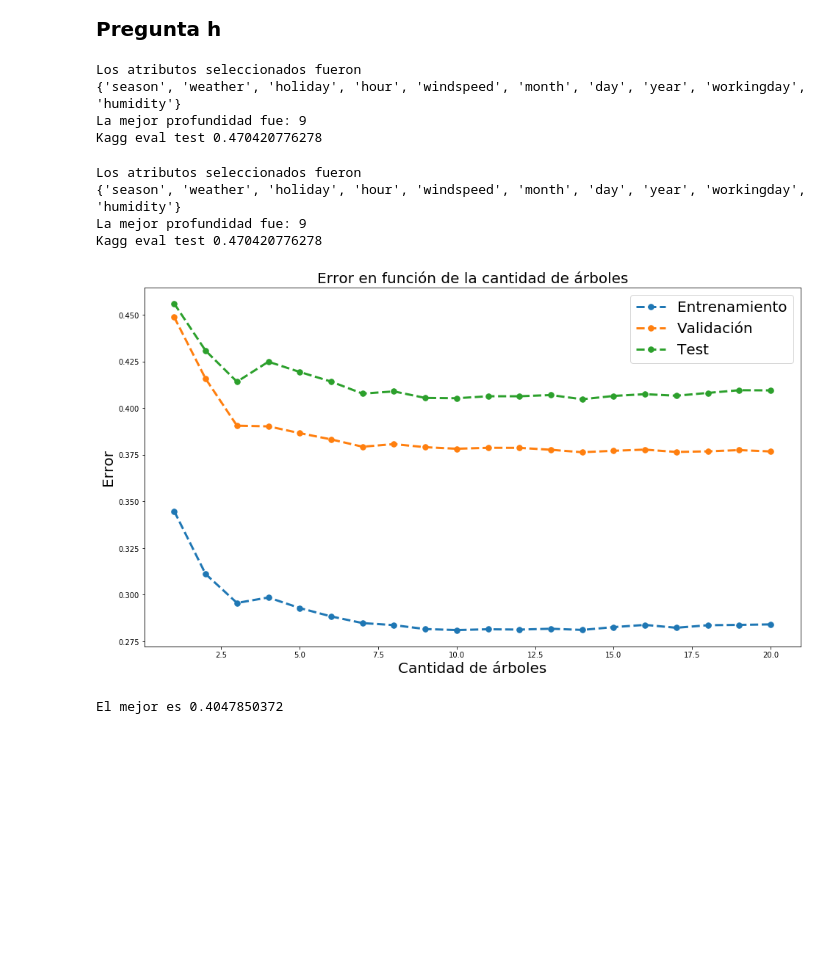
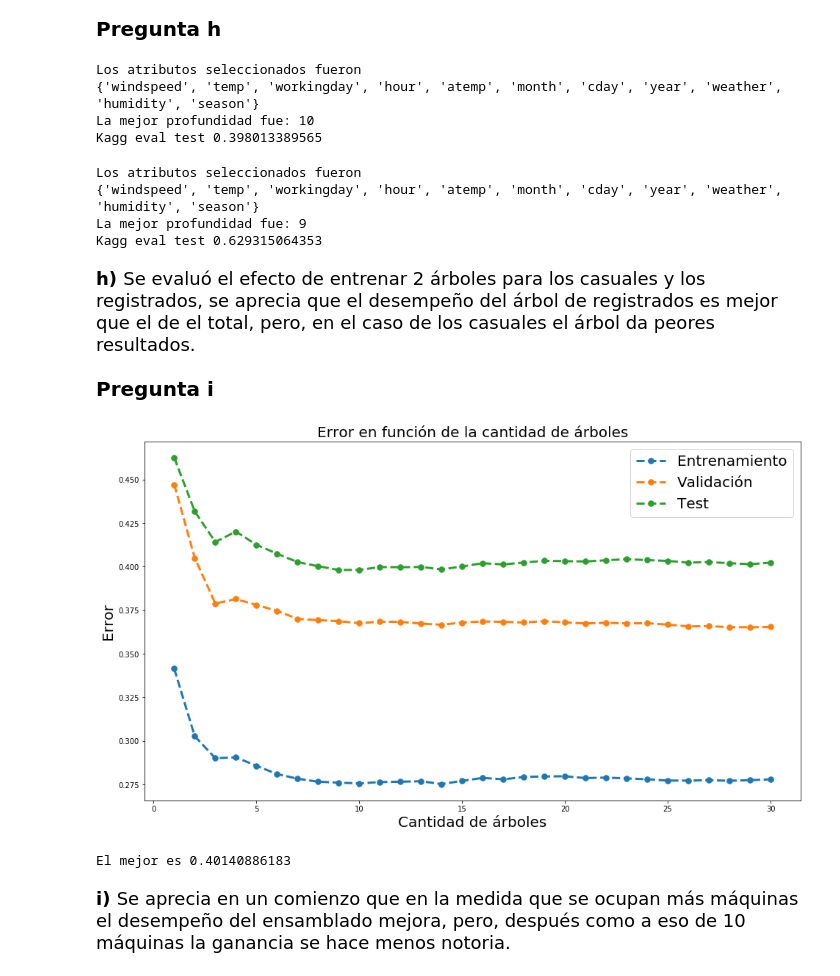
Before and after one commit to Sitrico/ML-T3, a Jupyter notebook: Laboratorio 3 - Parte 2.ipynb, the cells around one changed output. Saved outputs shown, nothing was run; the diff lists cells and outputs as text; code cells hidden in the pictures; blank space fills up the shorter version.

Commit message:
Añadir graficos y texto a preguntas faltantes

```diff
--- a/Laboratorio 3 - Parte 2.ipynb
+++ b/Laboratorio 3 - Parte 2.ipynb
@@ -346,7 +394,7 @@ Ydf=df.ix[:,'count']
 
 #Se transforman las variables categóricas que están seleccinadas
 dums = list()
-for i in ['season', 'weather','hour','day']:
+for i in ['season', 'weather','hour','day', 'cday',  "year", "month"]:
     if i in atributos:
         dums.append(i)
 
@@ -428,11 +476,10 @@ from sklearn.svm import SVR
 #Se genera la matriz X con los atributos seleccionados
 Xdf=df.ix[:,list(atributos)]
 Ydf=df.ix[:,'count']
-#Xdf=df.ix[:,['season','holiday','workingday','weather','temp','atemp','humidity','windspeed','hour','day', 'month', 'year']]
 
 #Se transforman las variables categóricas que están seleccinadas
 dums = list()
-for i in ['season', 'weather','hour','day']:
+for i in ['season', 'weather','hour','day', 'cday',  "year", "month"]:
     if i in atributos:
         dums.append(i)
 
@@ -478,7 +525,7 @@ for i in C_range:
             menor = score
             best_c = i
             best_gamma = j
-    print("Hi")
+    print("Iteración terminada.")
 
 #Se entrena la SVM y se realizan las predicciones
 
@@ -642,11 +696,11 @@ Kagg eval test 0.454696005238
 <b>Pregunta h</b>
 </p>
 # %%
-Xdf=df.ix[:,['season','holiday','workingday','weather','temp','atemp','humidity','windspeed','hour','day', 'month', 'year']]
+Xdf=df.ix[:,['season','holiday','workingday','weather','temp','atemp','humidity','windspeed','hour','day','cday', 'month', 'year']]
 Ydf=df.ix[:,'registered']
 
 #Se empieza el procedimiento para seleccionar atributos
-atributos = set(['season','holiday','workingday','weather','temp','atemp','humidity','windspeed','hour','day', 'month', 'year'])
+atributos = set(['season','holiday','workingday','weather','temp','atemp','humidity','windspeed','hour','day','cday', 'month', 'year'])
 deboSeguir = True
 anterior = 1
 while (len(atributos) > 3) and deboSeguir:
@@ -695,7 +749,7 @@ print("La mejor profundidad fue:",mejor_profundidad)
 #Se procede a entrenar con los atributos encontrados
 #Se genera el dataset
 Xdf=df.ix[:,list(atributos)]
-Ydf=df.ix[:,'count']
+Ydf=df.ix[:,'registered']
 
 #Se particiona el dataset
 X_train = Xdf[0:ntrain].values
@@ -716,15 +770,15 @@ kagg_test = eval_bikemodel(Y_pred_test,Y_test)
 print("Kagg eval test",kagg_test)
 # %% [output]
 Los atributos seleccionados fueron
-{'season', 'weather', 'holiday', 'hour', 'windspeed', 'month', 'day', 'year', 'workingday', 'humidity'}
-La mejor profundidad fue: 9
-Kagg eval test 0.470420776278
+{'windspeed', 'temp', 'workingday', 'hour', 'atemp', 'month', 'cday', 'year', 'weather', 'humidity', 'season'}
+La mejor profundidad fue: 10
+Kagg eval test 0.398013389565
 # %%
-Xdf=df.ix[:,['season','holiday','workingday','weather','temp','atemp','humidity','windspeed','hour','day', 'month', 'year']]
+Xdf=df.ix[:,['season','holiday','workingday','weather','temp','atemp','humidity','windspeed','hour','day', 'cday', 'month', 'year']]
 Ydf=df.ix[:,'casual']
 
 #Se empieza el procedimiento para seleccionar atributos
-atributos = set(['season','holiday','workingday','weather','temp','atemp','humidity','windspeed','hour','day', 'month', 'year'])
+atributos = set(['season','holiday','workingday','weather','temp','atemp','humidity','windspeed','hour','day', 'cday', 'month', 'year'])
 deboSeguir = True
 anterior = 1
 while (len(atributos) > 3) and deboSeguir:
@@ -773,7 +827,7 @@ print("La mejor profundidad fue:",mejor_profundidad)
 #Se procede a entrenar con los atributos encontrados
 #Se genera el dataset
 Xdf=df.ix[:,list(atributos)]
-Ydf=df.ix[:,'count']
+Ydf=df.ix[:,'casual']
 
 #Se particiona el dataset
 X_train = Xdf[0:ntrain].values
@@ -794,13 +848,22 @@ kagg_test = eval_bikemodel(Y_pred_test,Y_test)
 print("Kagg eval test",kagg_test)
 # %% [output]
 Los atributos seleccionados fueron
-{'season', 'weather', 'holiday', 'hour', 'windspeed', 'month', 'day', 'year', 'workingday', 'humidity'}
+{'windspeed', 'temp', 'workingday', 'hour', 'atemp', 'month', 'cday', 'year', 'weather', 'humidity', 'season'}
 La mejor profundidad fue: 9
-Kagg eval test 0.470420776278
+Kagg eval test 0.629315064353
+# %% [markdown]
+<p style="font-size: 18px; line-height: 135%;}">
+<b>h) </b> Se evaluó el efecto de entrenar 2 árboles para los casuales y los registrados, se aprecia que el desempeño del árbol de registrados es mejor que el de el total, pero, en el caso de los casuales el árbol da peores resultados.
+
+</p>
+# %% [markdown]
+<p style="font-size: 20px; line-height: 135%;}">
+<b>Pregunta i</b>
+</p>
 # %%
 from sklearn.ensemble import RandomForestRegressor
 
-Xdf=df.ix[:,['season','holiday','workingday','weather','temp','atemp','humidity','windspeed','hour','day', 'month', 'year']]
+Xdf=df.ix[:,['season','holiday','workingday','weather','temp','atemp','humidity','windspeed','hour','day', 'cday', 'month', 'year']]
 Ydf=df.ix[:,'count']
 
 X_train = Xdf[0:ntrain].values
@@ -814,7 +877,7 @@ eTest = list()
 eTrain = list()
 eVal = list()
 
-maxArboles = 21
+maxArboles = 31
 
 #Se procede a calcularlos errores en funcion de la cantidad de árboles
 for i in range(1, maxArboles):
@@ -823,32 +886,37 @@ for i in range(1, maxArboles):
     #Se entrena el modelo, notar que se transforma la matriz columna y a un vector fila
     model.fit(X_train, Y_train)
 
     #Se predice el entrenamiento y el test
     y_pred_train = model.predict(X_train)
     y_pred_val = model.predict(X_val)
     y_pred_test = model.predict(X_test)
 
     #Se guardan los errores
     eTrain.append(eval_bikemodel(Y_train, y_pred_train))
     eVal.append(eval_bikemodel(Y_val, y_pred_val))
     eTest.append(eval_bikemodel(Y_test, y_pred_test))
 
 plt.figure(figsize = (16, 9))
 
 grosor = 3
 tamañopto = 15
 
 plt.plot( [i for i in range(1, maxArboles)] , eTrain, ".--", linewidth = grosor, markersize = tamañopto)
 plt.plot( [i for i in range(1, maxArboles)] , eVal, ".--", linewidth = grosor, markersize = tamañopto)
 plt.plot( [i for i in range(1, maxArboles)], eTest, ".--", linewidth = grosor, markersize = tamañopto)
 plt.legend(["Entrenamiento", "Validación" ,  "Test"], prop={'size': 20})
 plt.title('Error en función de la cantidad de árboles', fontsize=20)
 plt.xlabel("Cantidad de árboles", fontsize=20)
 plt.ylabel("Error", fontsize=20)
 
 plt.show()
 
 print("El mejor es",eTest[eVal.index(min(eVal))] )
 # %% [output]
-[figure, old version]
+[figure, new version]
-El mejor es 0.4047850372
+El mejor es 0.40140886183
+# %% [markdown]
+<p style="font-size: 18px; line-height: 135%;}">
+<b>i) </b> Se aprecia en un comienzo que en la medida que se ocupan más máquinas el desempeño del ensamblado mejora, pero, después como a eso de 10 máquinas la ganancia se hace menos notoria.
+
+</p>
```
Also changed, not shown: parts of 13 cells of this notebook.
